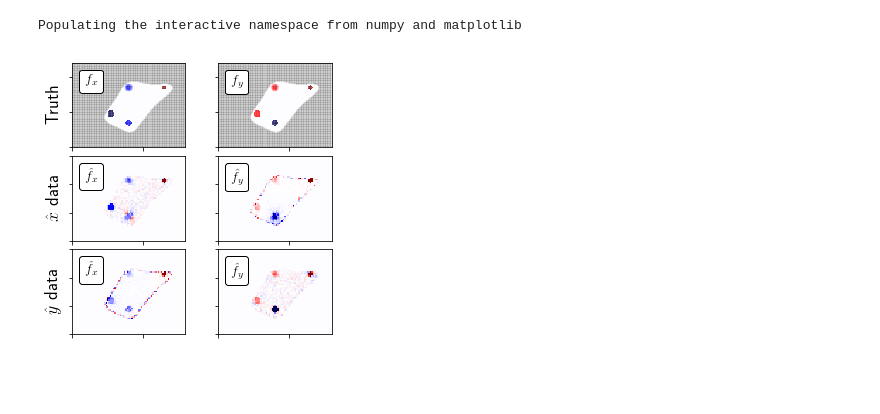
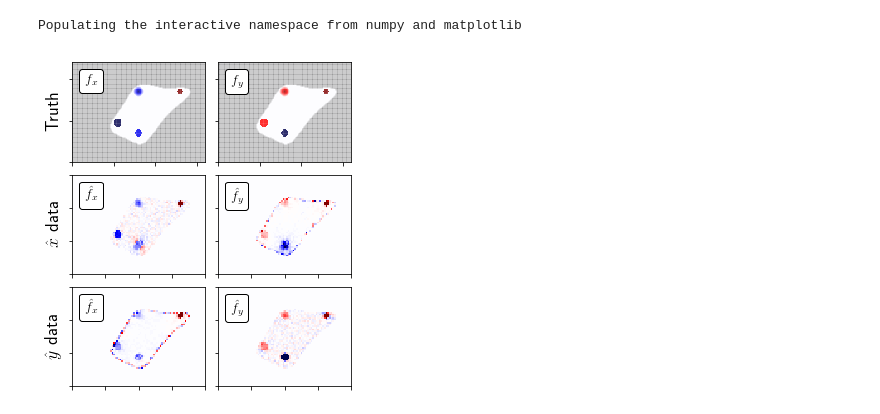
Before and after one commit to jcalifornia/tractionforce, a Jupyter notebook: paper/numerics/unidirectional.ipynb, the cells around one changed output. Cells and saved outputs as stored; diff of their text form; code cells hidden in the pictures; blank space fills up the shorter version.

```diff
--- a/paper/numerics/unidirectional.ipynb
+++ b/paper/numerics/unidirectional.ipynb
@@ -141,7 +142,7 @@ stress_y[in_4] *= -G4/sum(stress_y[in_4])
 pad_x = stress_x.reshape((M,N))
 pad_y = stress_y.reshape((M,N))
 # %%
-fig = plt.figure(figsize=(5,5))
+fig = plt.figure(figsize=(5,6))
 #fig = plt.figure()
 max_annulus = 1e-4
 max_pads = 1e-4
@@ -243,31 +244,31 @@ for j in range(J):
     at.patch.set_boxstyle("round,pad=0.,rounding_size=0.2")
     ax[-1].add_artist(at)
 
     ax += [plt.Subplot(fig, gs_j_right[j+1][0,1])]
     fig.add_subplot(ax[-1])
     ax[-1].pcolormesh(best_s_vals_y,
                      cmap='seismic_r',vmax=max_annulus,vmin=-max_annulus).axes.set_aspect('equal')#
 
     ax[-1].set_yticklabels([])
     ax[-1].set_xticklabels([])
 
     at = AnchoredText("$\hat{f}_{y}$",
                   prop=dict(size=14), frameon=True,
                   loc=2,
                   )
     at.patch.set_boxstyle("round,pad=0.,rounding_size=0.2")
     ax[-1].add_artist(at)
 
 
 
 # left annotation
 
 ax[0].set_ylabel("Truth",fontsize=18)
 ax[2].set_ylabel("$\hat{x}$ data",fontsize=18)
 ax[4].set_ylabel("$\hat{y}$ data",fontsize=18)
 # top annotation
 
 plt.savefig("../figures/unidirectionfig.pdf",bbox_inches='tight',
                transparent=True)
 # %% [output]
-[figure, old version]
+[figure, new version]
```
Also changed, not shown: parts of 4 cells of this notebook, 32 other files.
